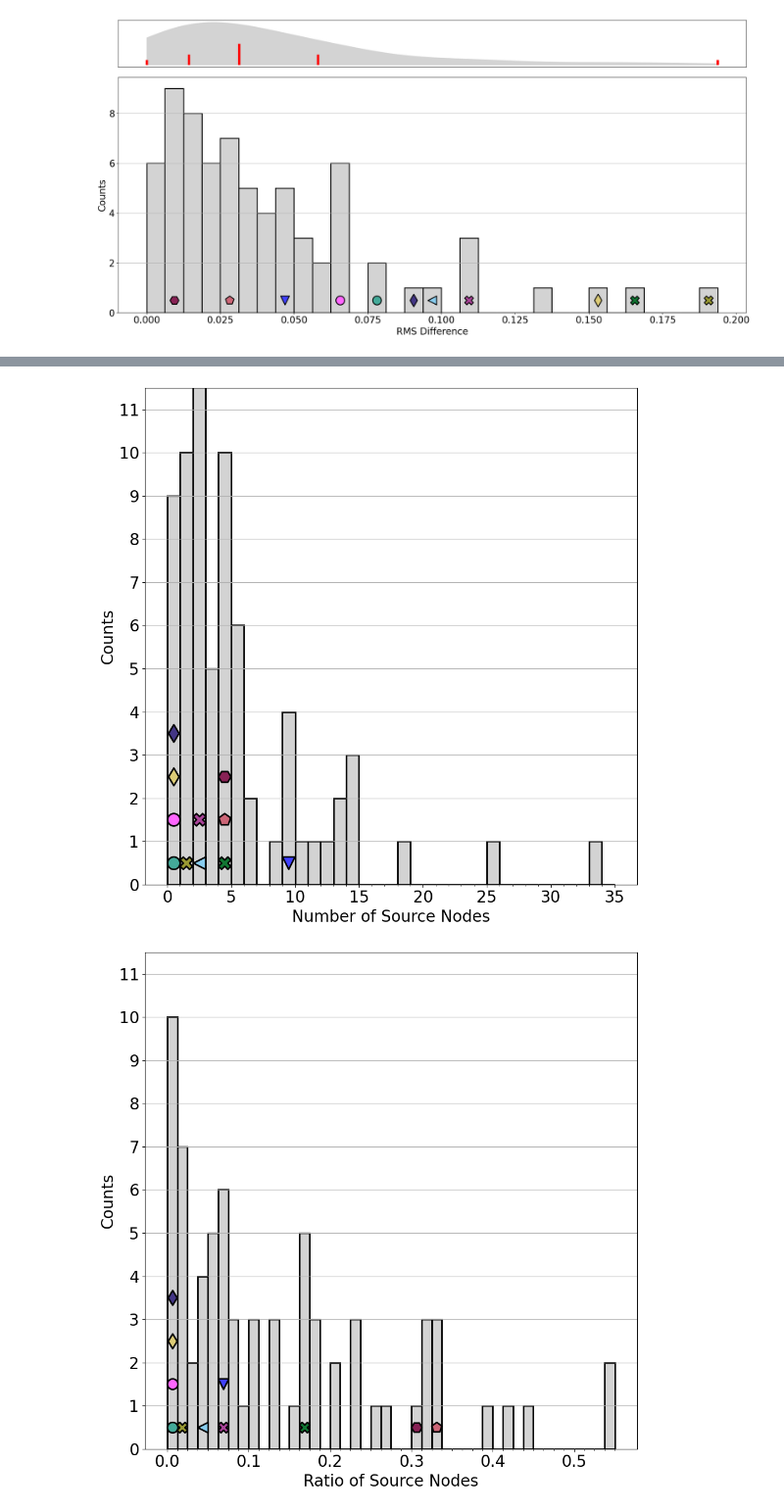
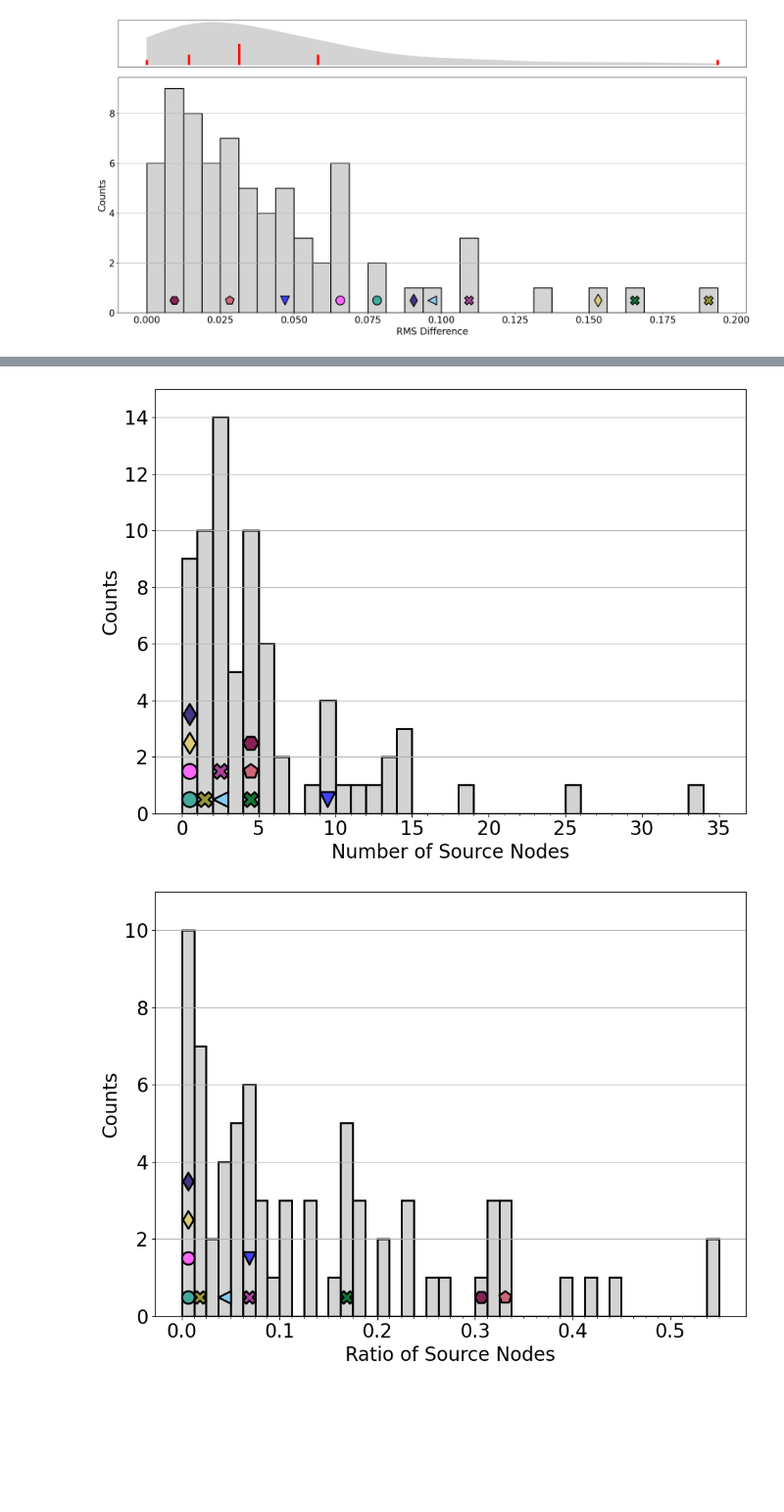
Before and after one commit to kyuhyongpark/cubewalkers-analysis, a Jupyter notebook: node_average_values_analysis.ipynb, the cells around one changed output, grey strips where cells are left out. Shown at 98% size. Cells and saved outputs as stored; diff of their text form; code cells hidden in the pictures; blank space fills up the shorter version.

```diff
--- a/node_average_values_analysis.ipynb
+++ b/node_average_values_analysis.ipynb
@@ -144,7 +144,7 @@ category_symbol_dict = {
     'Signal Transduction (Immune System Cells)': '^',
     'Signal Transduction (Other)': 'v',
     'Signal Transduction (Drosophila)': '>',
-    'Signal Transduction (SDH)': '<',
+    'Signal Transduction (Stress/Damage and Homeostasis)': '<',
 }
 
 highlight_color_dict = {
@@ -227,16 +227,13 @@ for model, color in highlight_color_dict.items():
     highlight_list_source[idx].append((category_symbol_dict[QC['category'][model]], color))
 # %%
 
-#fig,ax = plt.subplots(1,2,figsize=(20,10), sharey=True)
-fig,ax = plt.subplots(2,1,figsize=(10,20), sharey=True)
+fig,ax = plt.subplots(2,1,figsize=(10,15))
 ax[0].hist(QC['NS'], bins=35, range=(0,35), edgecolor='k', color='lightgrey', linewidth=2)
-#ax[0].set_title('number of source nodes')
 ax[0].set_xlabel('Number of Source Nodes')
 ax[0].set_ylabel('Counts')
-ax[0].set_yticks(range(0,12))
-#ax[0].set_yticks(range(0,12), minor=True)
+ax[0].set_yticks(range(0,15,2))
 ax[0].set_xticks(range(0,35), minor=True)
-ax[0].set_ylim((0, 11.5))
+ax[0].set_ylim((0, 15))
 ax[0].grid(axis='y')
 
 count = np.zeros(10) # Highlighted models have at most 10 source nodes
@@ -246,13 +243,11 @@ for model, color in highlight_color_dict.items():
 
 
 ax[1].hist(QC['NS/N'], bins=[i*0.0125 for i in range(45)], edgecolor='k', color='lightgrey', linewidth=2)
-#ax[1].set_title('source node ratio')
 ax[1].set_xlabel('Ratio of Source Nodes')
 ax[1].set_ylabel('Counts')
-ax[1].set_yticks(range(0,12))
-#ax[1].set_xticks([0.00, 0.07, 0.14, 0.21, 0.28, 0.35, 0.42, 0.49, 0.56])
+ax[1].set_yticks(range(0,11,2))
 ax[1].set_xticks([i*0.0125 for i in range(45)], minor=True)
-ax[1].set_ylim((0, 11.5))
+ax[1].set_ylim((0, 11))
 ax[1].grid(axis='y')
 
 for i in range(45):
@@ -261,7 +256,7 @@ for i in range(45):
         ax[1].scatter(x=x, y=idx+0.5, marker=model[0], c=model[1], s=0.5*highlight_marker_size, linewidths=2, edgecolor='k')
 
 plt.tight_layout()
-plt.savefig(f'./data/{models_dir}/figures/number_sources.png')
-plt.savefig(f'./data/{models_dir}/figures/number_sources.pdf')
+plt.savefig(f'./data/{models_dir}/figures/sources.png')
+plt.savefig(f'./data/{models_dir}/figures/sources.pdf')
 plt.show()
 # %% [output]
@@ -269,45 +264,41 @@ plt.show()
 # %%
-#fig,ax = plt.subplots(1,2,figsize=(20,10), sharey=True)
-fig,ax = plt.subplots(1,1,figsize=(10,10), sharey=True)
+fig,ax = plt.subplots(1,1,figsize=(10,7.5), sharey=True)
 ax.hist(QC['NS'], bins=35, range=(0,35), edgecolor='k', color='lightgrey', linewidth=2)
 ax.set_xlabel('Number of Source Nodes')
 ax.set_ylabel('Counts')
-ax.set_yticks(range(0,12))
-#ax[0].set_yticks(range(0,12), minor=True)
+ax.set_yticks(range(0,15,2))
 ax.set_xticks(range(0,35), minor=True)
-ax.set_ylim((0, 11.5))
+ax.set_ylim((0, 15))
 ax.grid(axis='y')
 
 count = np.zeros(10) # Highlighted models have at most 10 source nodes
 for model, color in highlight_color_dict.items():
     count[QC['NS'][model]] += 1
     ax.scatter(x=0.5+QC['NS'][model], y=count[QC['NS'][model]]-0.5, marker=category_symbol_dict[QC['category'][model]], c=color, s=0.7*highlight_marker_size, linewidths=2, edgecolor='k')
 
 plt.tight_layout()
-plt.savefig(f'./data/{models_dir}/figures/number_sources_only.png')
-plt.savefig(f'./data/{models_dir}/figures/number_sources_only.pdf')
+plt.savefig(f'./data/{models_dir}/figures/sources_number.png')
+plt.savefig(f'./data/{models_dir}/figures/sources_number.pdf')
 plt.show()
 
-fig,ax = plt.subplots(1,1,figsize=(10,10), sharey=True)
+fig,ax = plt.subplots(1,1,figsize=(10,7.5))
 ax.hist(QC['NS/N'], bins=[i*0.0125 for i in range(45)], edgecolor='k', color='lightgrey', linewidth=2)
-#ax[1].set_title('source node ratio')
 ax.set_xlabel('Ratio of Source Nodes')
 ax.set_ylabel('Counts')
-ax.set_yticks(range(0,12))
-#ax[1].set_xticks([0.00, 0.07, 0.14, 0.21, 0.28, 0.35, 0.42, 0.49, 0.56])
+ax.set_yticks(range(0,11,2))
 ax.set_xticks([i*0.0125 for i in range(45)], minor=True)
-ax.set_ylim((0, 11.5))
+ax.set_ylim((0, 11))
 ax.grid(axis='y')
 
 for i in range(45):
     x = (i+0.5)*0.0125
     for idx, model in enumerate(highlight_list_source[i]):
         ax.scatter(x=x, y=idx+0.5, marker=model[0], c=model[1], s=0.5*highlight_marker_size, linewidths=2, edgecolor='k')
 
 plt.tight_layout()
-plt.savefig(f'./data/{models_dir}/figures/number_sources_density.png')
-plt.savefig(f'./data/{models_dir}/figures/number_sources_density.pdf')
+plt.savefig(f'./data/{models_dir}/figures/sources_ratio.png')
+plt.savefig(f'./data/{models_dir}/figures/sources_ratio.pdf')
 plt.show()
 # %% [output]
-[figure, old version]
+[figure, new version]
-[figure, old version]
+[figure, new version]
```
Also changed, not shown: parts of 2 cells of this notebook, 16 other files.
